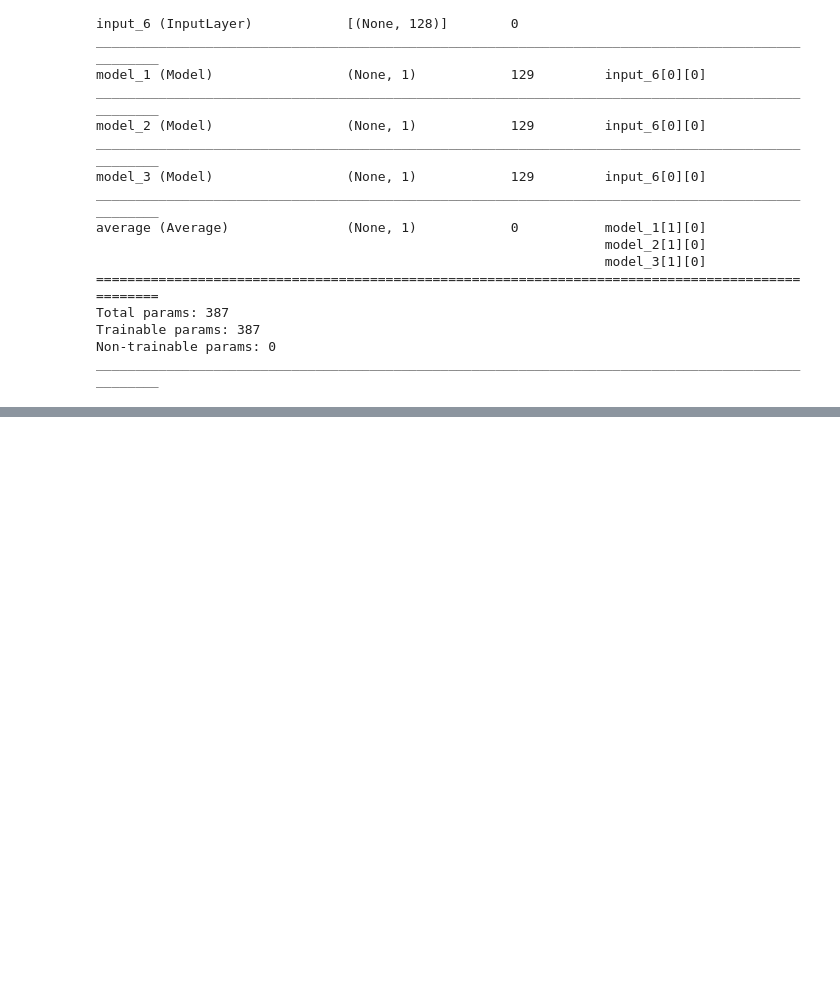
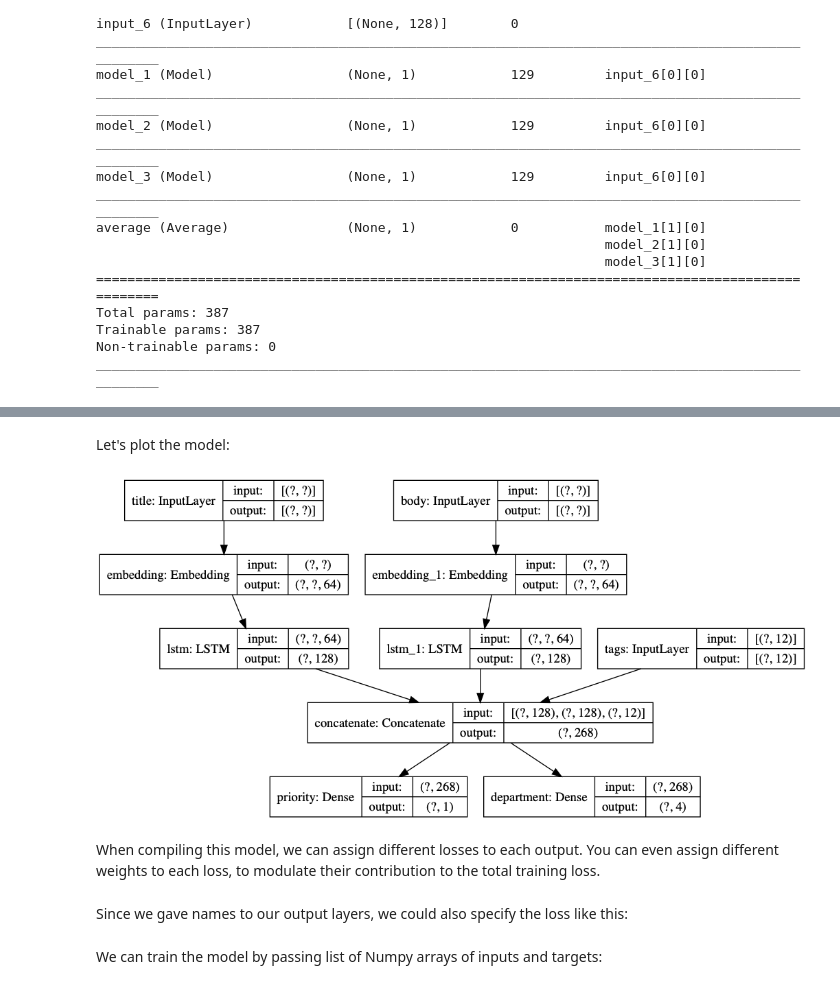
Before and after one commit to JKeun/tf2-keras-tutorials, a Jupyter notebook: notebooks/keras-guide/the-keras-functional-API-in-Tensorflow.ipynb, the cells around one changed output, grey strips where cells are left out. Saved outputs shown, nothing was run; the diff lists cells and outputs as text; code cells hidden in the pictures; blank space fills up the shorter version.

```diff
--- a/notebooks/keras-guide/the-keras-functional-API-in-Tensorflow.ipynb
+++ b/notebooks/keras-guide/the-keras-functional-API-in-Tensorflow.ipynb
@@ -313,0 +331,38 @@ ________________________________________________________________________________
+# %%
+num_tags = 12  # Number of unique issue tags
+num_words = 1000  # Size of vocabulary obtained when preprocessing text data
+num_departmenets = 4  # Number of department for predictions
+
+title_input = keras.Input(shape=(None,), name='title')  # Variable-length sequence of ints
+body_input = keras.Input(shape=(None,), name='body')  # Variable-length sequence of ints
+tags_input = keras.Input(shape=(num_tags,), name='tags')  # Binary vectors of size 'num_tags'
+
+# Embed each word in the title into a 64-dimensional vector
+title_features = layers.Embedding(num_words, 64)(title_input)
+# Embed each word in the text into a 64-dimensional vector
+body_features = layers.Embedding(num_words, 64)(body_input)
+
+# Reduce sequence of embedded words in the title into a single 128-dimensional vector
+title_features = layers.LSTM(128)(title_features)
+# Reduce sequence of embedded words in the body into a single 128-dimensional vector
+body_features = layers.LSTM(128)(body_features)
+
+# Merge all available features into a single large vector via concatenation
+x = layers.concatenate([title_features, body_features, tags_input])
+
+# Stick a logistic regression for priority prediction on top of the features
+priority_pred = layers.Dense(1, activation='sigmoid', name='priority')(x)
+# Stick a department classifier on top of the features
+department_pred = layers.Dense(num_departmenets, activation='softmax', name='department')(x)
+
+# Instantiate an end-to-end model predicting both priority and department
+model = keras.Model(inputs=[title_input, body_input, tags_input],
+                    outputs=[priority_pred, department_pred])
+# %% [markdown]
+Let's plot the model:
+# %%
+keras.utils.plot_model(model, 'multi_input_and_output_model.png', show_shapes=True)
+# %% [output]
+[figure, added]
+# %% [markdown]
+When compiling this model, we can assign different losses to each output. You can even assign different weights to each loss, to modulate their contribution to the total training loss.
@@ -313,0 +373,2 @@ ________________________________________________________________________________
+# %% [markdown]
+Since we gave names to our output layers, we could also specify the loss like this:
@@ -313,0 +380,2 @@ ________________________________________________________________________________
+# %% [markdown]
+We can train the model by passing list of Numpy arrays of inputs and targets:
```
Also changed, not shown: parts of 43 cells of this notebook, 5 other files.
